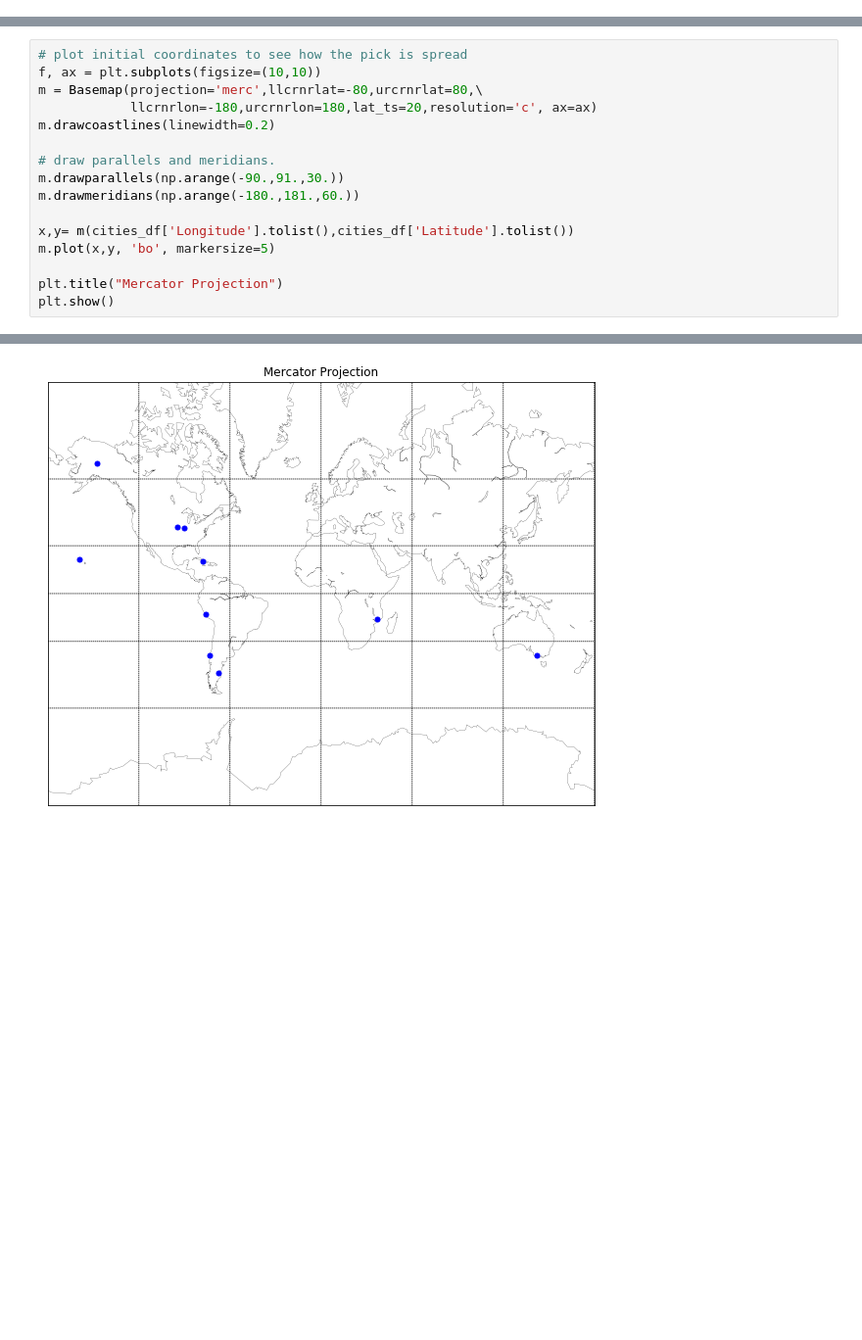
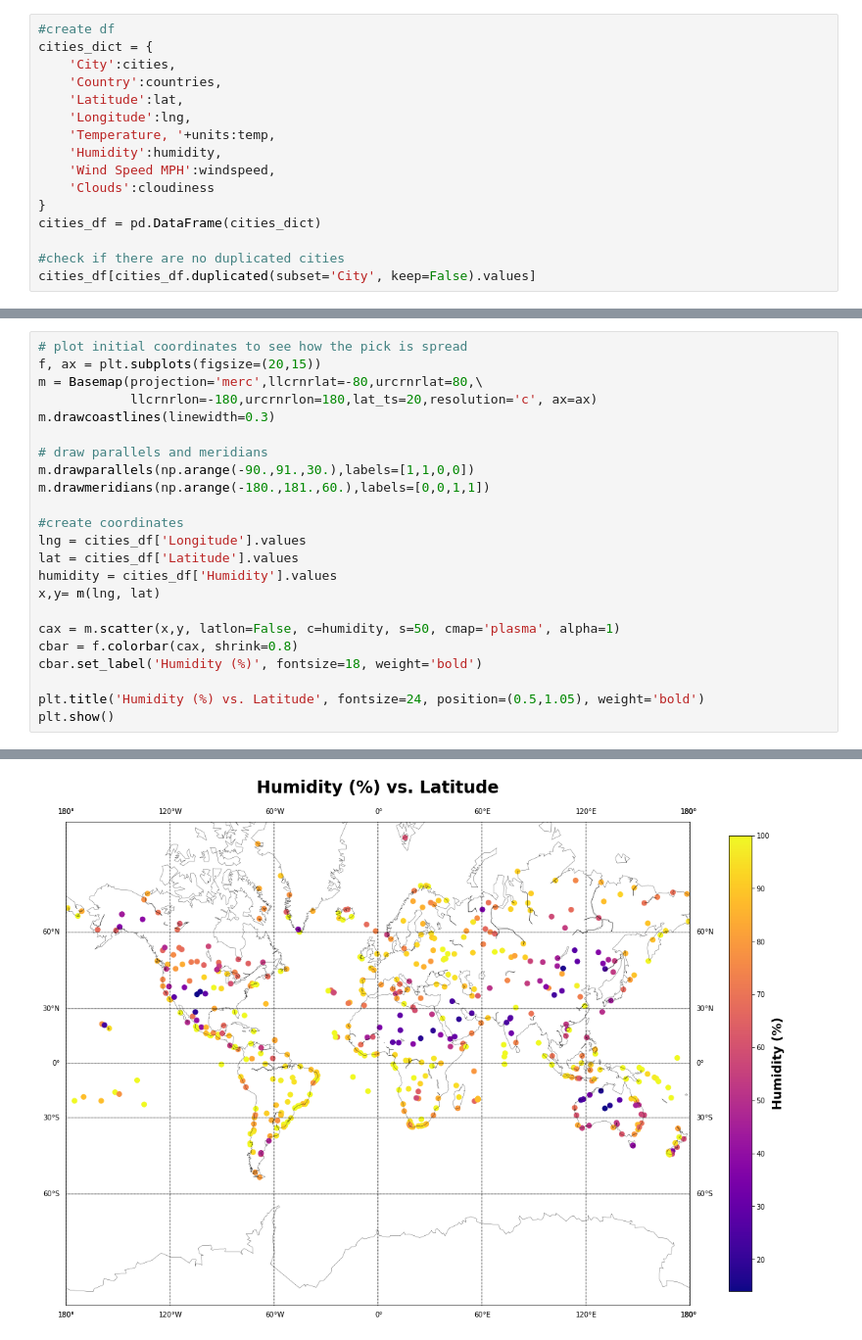
Before and after one commit to yegorkryukov/python-challenge, a Jupyter notebook: WeatherPy/WeatherPy.ipynb, the cells around one changed output, grey strips where cells are left out. Shown at 98% size. Drawn from its saved outputs; the diff is of its cells as text; blank space fills up the shorter version.

```diff
--- a/WeatherPy/WeatherPy.ipynb
+++ b/WeatherPy/WeatherPy.ipynb
@@ -131,0 +149,16 @@ cities_dict = {
+# %%
+#create df
+cities_dict = {
+    'City':cities,
+    'Country':countries,
+    'Latitude':lat,
+    'Longitude':lng,
+    'Temperature, '+units:temp,
+    'Humidity':humidity,
+    'Wind Speed MPH':windspeed,
+    'Clouds':cloudiness
+}
+cities_df = pd.DataFrame(cities_dict)
+
+#check if there are no duplicated cities
+cities_df[cities_df.duplicated(subset='City', keep=False).values]
@@ -142,20 +210,27 @@ cities_df.head()
 # %%
 # plot initial coordinates to see how the pick is spread
-f, ax = plt.subplots(figsize=(10,10))
+f, ax = plt.subplots(figsize=(20,15))
 m = Basemap(projection='merc',llcrnrlat=-80,urcrnrlat=80,\
             llcrnrlon=-180,urcrnrlon=180,lat_ts=20,resolution='c', ax=ax)
-m.drawcoastlines(linewidth=0.2)
+m.drawcoastlines(linewidth=0.3)
 
-# draw parallels and meridians.
-m.drawparallels(np.arange(-90.,91.,30.))
-m.drawmeridians(np.arange(-180.,181.,60.))
+# draw parallels and meridians
+m.drawparallels(np.arange(-90.,91.,30.),labels=[1,1,0,0])
+m.drawmeridians(np.arange(-180.,181.,60.),labels=[0,0,1,1])
 
-x,y= m(cities_df['Longitude'].tolist(),cities_df['Latitude'].tolist())
-m.plot(x,y, 'bo', markersize=5)
+#create coordinates
+lng = cities_df['Longitude'].values
+lat = cities_df['Latitude'].values
+humidity = cities_df['Humidity'].values
+x,y= m(lng, lat)
 
-plt.title("Mercator Projection")
+cax = m.scatter(x,y, latlon=False, c=humidity, s=50, cmap='plasma', alpha=1)
+cbar = f.colorbar(cax, shrink=0.8)
+cbar.set_label('Humidity (%)', fontsize=18, weight='bold')
+
+plt.title('Humidity (%) vs. Latitude', fontsize=24, position=(0.5,1.05), weight='bold')
 plt.show()
 # %% [output]
     for more details.
   ax.hold(b)
-[figure, old version]
+[figure, new version]
```
Also changed, not shown: parts of 17 cells of this notebook, 6 other files.
